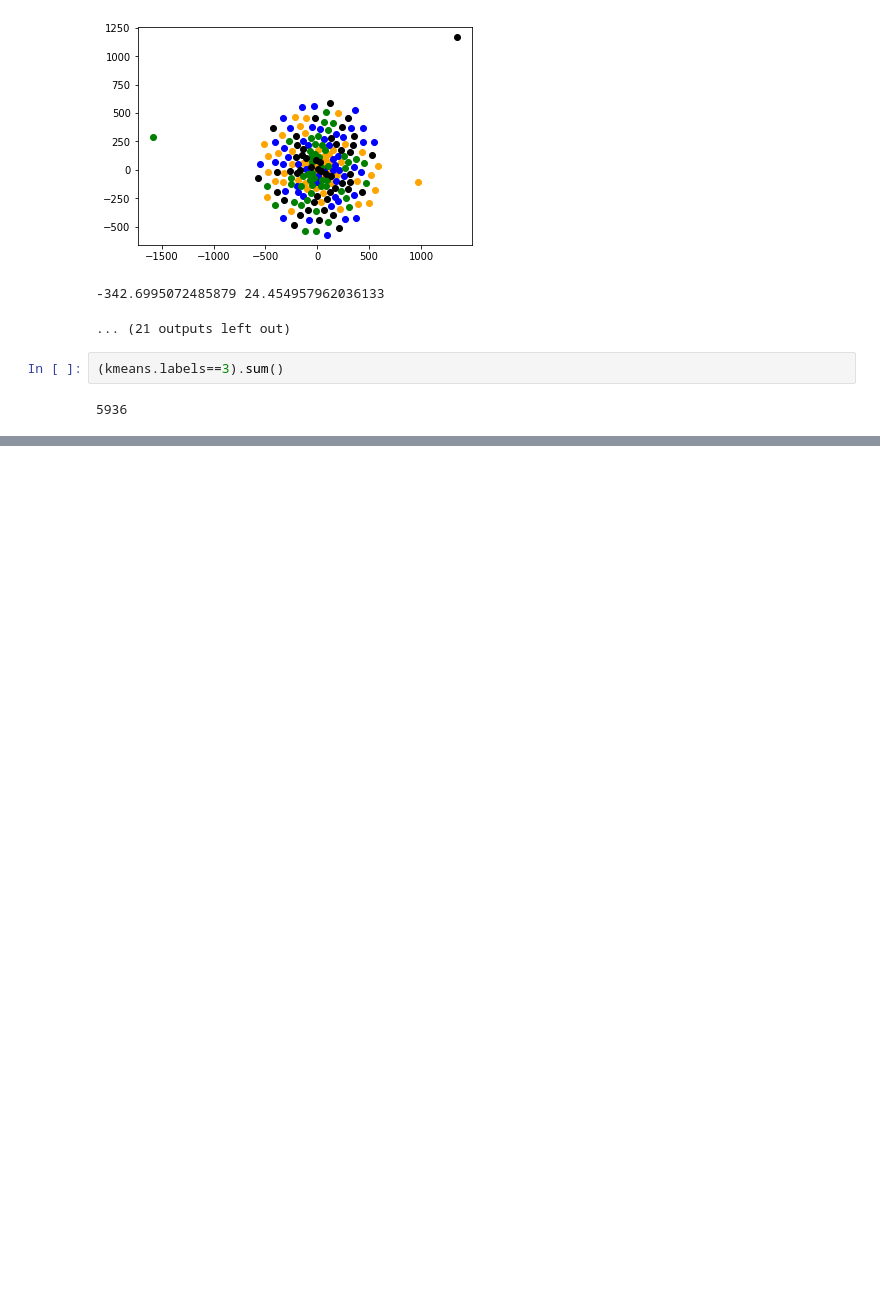
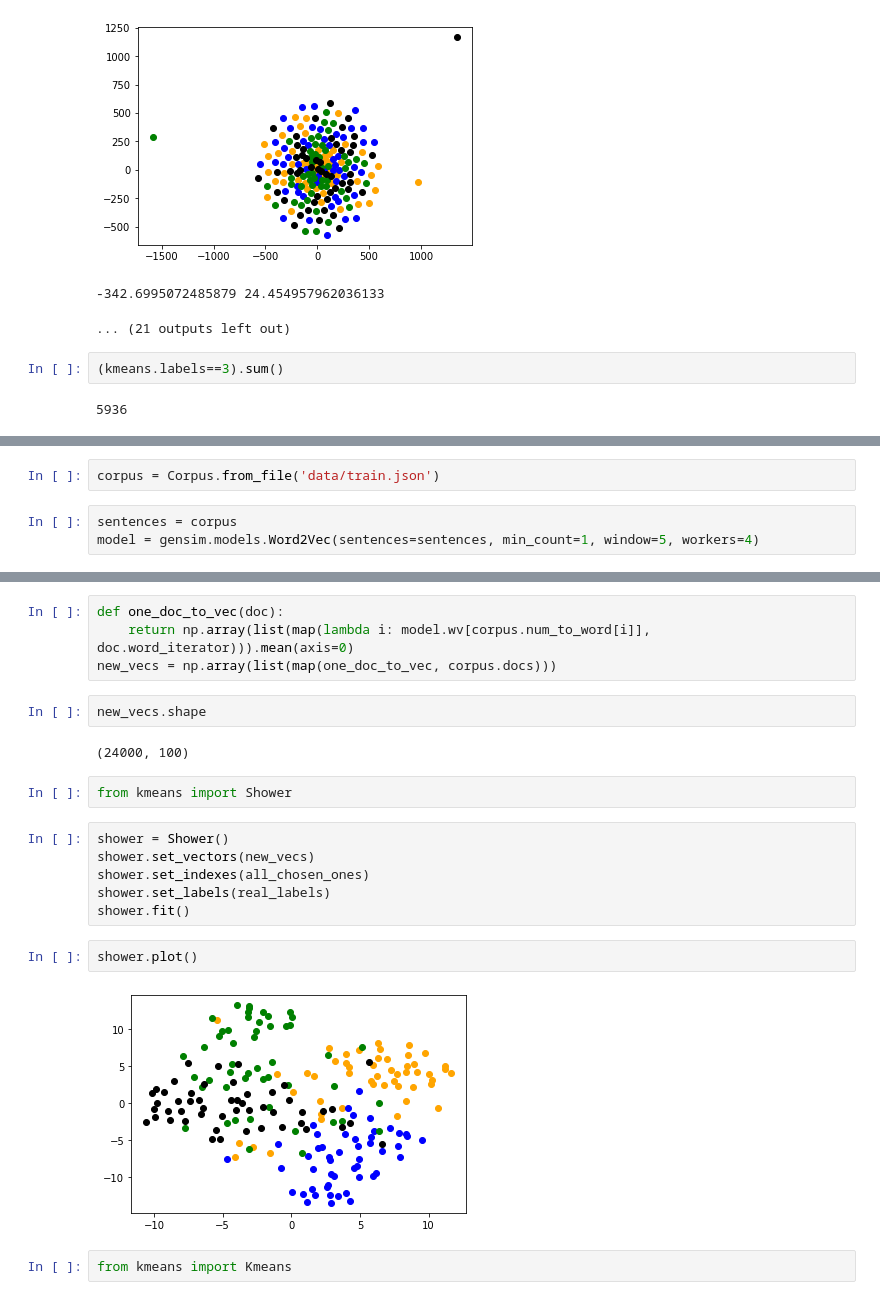
Before and after one commit to kbanihashem/MIR-course-project, a Jupyter notebook: phase2/Part 2.ipynb, the cells around one changed output, grey strips where cells are left out. Cells and saved outputs as stored; diff of their text form; blank space fills up the shorter version.

Commit message:
partially implemented word2vec, should get ready for major refactor

```diff
--- a/phase2/Part 2.ipynb
+++ b/phase2/Part 2.ipynb
@@ -86,0 +95,5 @@ for i in range(30):
+# %%
+corpus = Corpus.from_file('data/train.json')
+# %%
+sentences = corpus
+model = gensim.models.Word2Vec(sentences=sentences, min_count=1, window=5, workers=4)
@@ -86,0 +124,22 @@ for i in range(30):
+# %%
+def one_doc_to_vec(doc):
+    return np.array(list(map(lambda i: model.wv[corpus.num_to_word[i]], doc.word_iterator))).mean(axis=0)
+new_vecs = np.array(list(map(one_doc_to_vec, corpus.docs)))
+# %%
+new_vecs.shape
+# %% [output]
+(24000, 100)
+# %%
+from kmeans import Shower
+# %%
+shower = Shower()
+shower.set_vectors(new_vecs)
+shower.set_indexes(all_chosen_ones)
+shower.set_labels(real_labels)
+shower.fit()
+# %%
+shower.plot()
+# %% [output]
+[figure, added]
+# %%
+from kmeans import Kmeans
```
Also changed, not shown: parts of 5 cells of this notebook, 1 other file.
